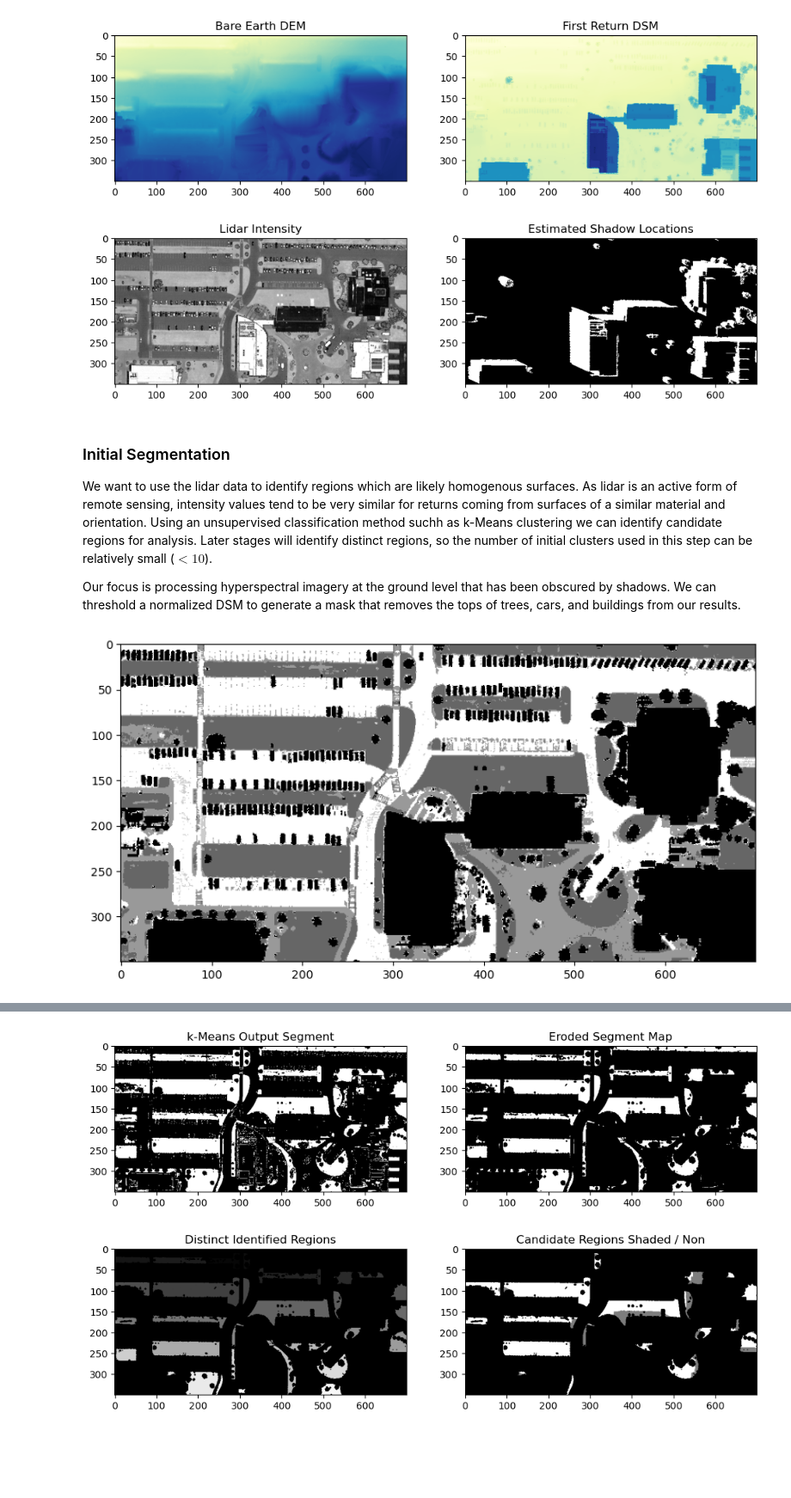
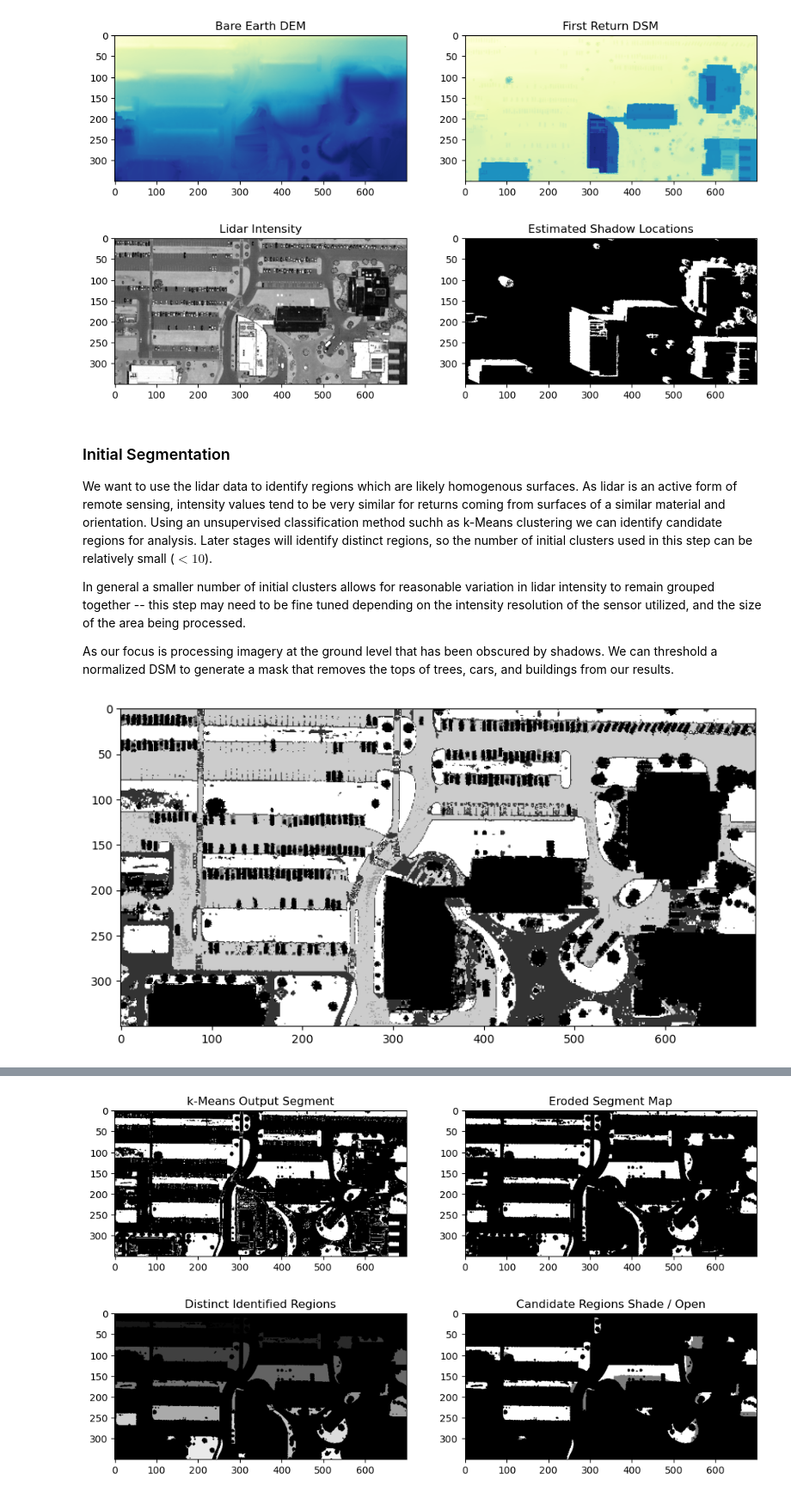
Before and after one commit to iditmer/HyperspectralShadowCompensation, a Jupyter notebook: 01_lidar_region_segmentation.ipynb, the cells around one changed output, grey strips where cells are left out. Shown at 86% size. Cells and saved outputs as stored; diff of their text form; code cells hidden in the pictures; blank space fills up the shorter version.

Commit message:
Add final output step to lidar segmentation

```diff
--- a/01_lidar_region_segmentation.ipynb
+++ b/01_lidar_region_segmentation.ipynb
@@ -48,19 +48,21 @@ plt.show()
 
 We want to use the lidar data to identify regions which are likely homogenous surfaces. As lidar is an active form of remote sensing, intensity values tend to be very similar for returns coming from surfaces of a similar material and orientation. Using an unsupervised classification method suchh as k-Means clustering we can identify candidate regions for analysis. Later stages will identify distinct regions, so the number of initial clusters used in this step can be relatively small ($<10$).
 
-Our focus is processing hyperspectral imagery at the ground level that has been obscured by shadows. We can threshold a normalized DSM to generate a mask that removes the tops of trees, cars, and buildings from our results.
+In general a smaller number of initial clusters allows for reasonable variation in lidar intensity to remain grouped together -- this step may need to be fine tuned depending on the intensity resolution of the sensor utilized, and the size of the area being processed.
+
+As our focus is processing imagery at the ground level that has been obscured by shadows. We can threshold a normalized DSM to generate a mask that removes the tops of trees, cars, and buildings from our results.
 # %%
 intensity_matrix = np.float32(intensity.reshape(intensity.shape[0] * intensity.shape[1]))
 crit = (cv.TERM_CRITERIA_EPS + cv.TERM_CRITERIA_MAX_ITER, 10, 1.0)
 
 val, segments, centers = cv.kmeans(intensity_matrix, 6, None, crit, 10, cv.KMEANS_RANDOM_CENTERS)
-segments = segments.reshape(intensity.shape)
+segments = segments.reshape(intensity.shape).astype(np.int32)
 
 ndsm = dsm - dem
 ndsm_mask = ndsm < 0.35    # height threshold in meters
 
 plt.figure(figsize=(10,10))
 plt.imshow(segments * ndsm_mask, cmap='gray')
 plt.show()
 # %% [output]
-[figure, old version]
+[figure, new version]
```
Also changed, not shown: parts of 7 cells of this notebook.
